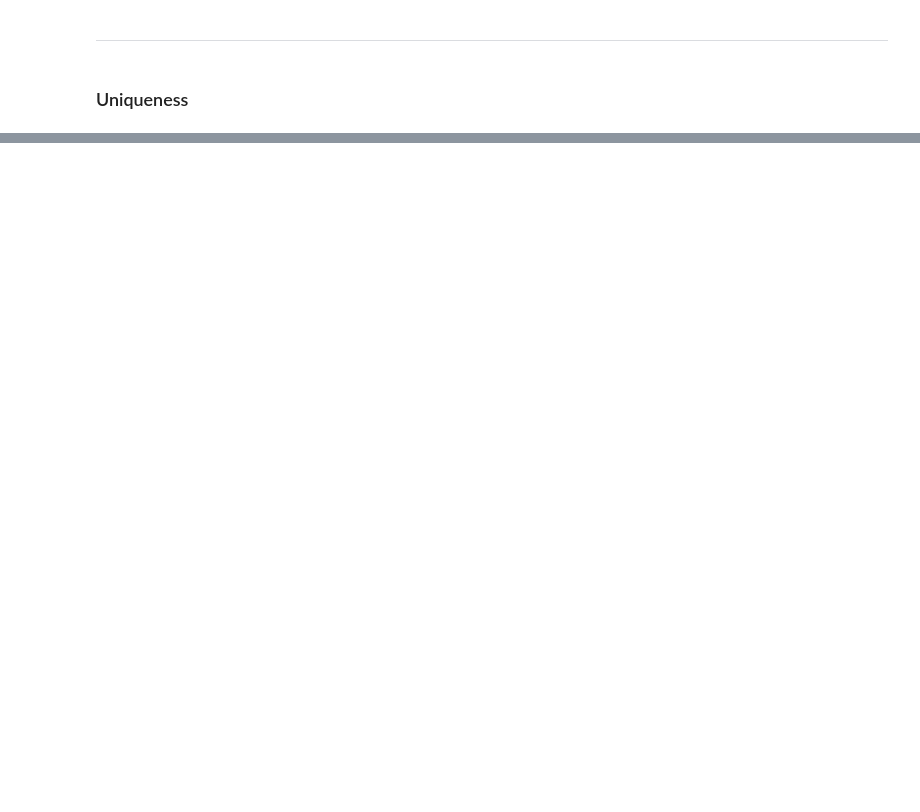
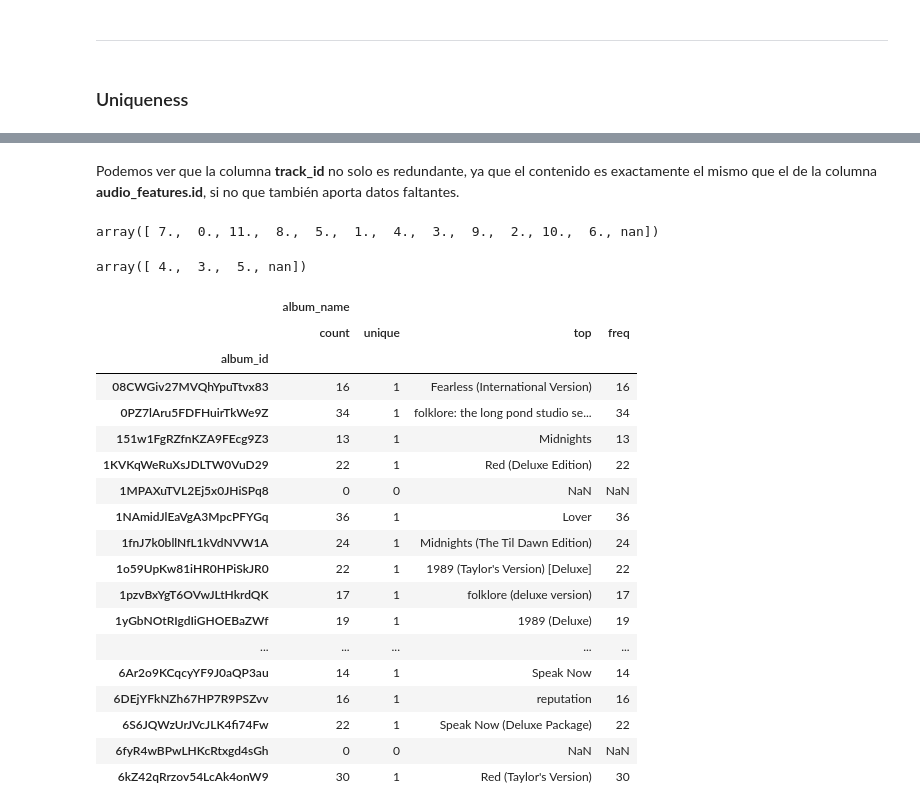
Before and after one commit to cristian-torres-ds/data_quality_engineer, a Jupyter notebook: data_quality_assessment.ipynb, the cells around one changed output, grey strips where cells are left out. Saved outputs shown, nothing was run; the diff lists cells and outputs as text; code cells hidden in the pictures; blank space fills up the shorter version.

Commit message:
Uniqueness added

```diff
--- a/data_quality_assessment.ipynb
+++ b/data_quality_assessment.ipynb
@@ -276,0 +364,33 @@ df.isna().sum()[df.isna().sum() > 0].plot(kind='bar')
+# %% [markdown]
+Podemos ver que la columna **track_id** no solo es redundante, ya que el contenido es exactamente el mismo que el de la columna **audio_features.id**, si no que también aporta datos faltantes.
+# %%
+df['audio_features.key'].unique()
+# %% [output]
+array([ 7.,  0., 11.,  8.,  5.,  1.,  4.,  3.,  9.,  2., 10.,  6., nan])
+# %%
+df['audio_features.time_signature'].unique()
+# %% [output]
+array([ 4.,  3.,  5., nan])
+# %%
+id_grouped = df[['album_name', 'album_id']].groupby('album_id')
+id_grouped.describe()
+# %% [output]
+|  | album_name |  |  |  |
+|  | count | unique | top | freq |
+| album_id |  |  |  |  |
+| 08CWGiv27MVQhYpuTtvx83 | 16 | 1 | Fearless (International Version) | 16 |
+| 0PZ7lAru5FDFHuirTkWe9Z | 34 | 1 | folklore: the long pond studio se... | 34 |
+| 151w1FgRZfnKZA9FEcg9Z3 | 13 | 1 | Midnights | 13 |
+| 1KVKqWeRuXsJDLTW0VuD29 | 22 | 1 | Red (Deluxe Edition) | 22 |
+| 1MPAXuTVL2Ej5x0JHiSPq8 | 0 | 0 | NaN | NaN |
+| 1NAmidJlEaVgA3MpcPFYGq | 36 | 1 | Lover | 36 |
+| 1fnJ7k0bllNfL1kVdNVW1A | 24 | 1 | Midnights (The Til Dawn Edition) | 24 |
+| 1o59UpKw81iHR0HPiSkJR0 | 22 | 1 | 1989 (Taylor's Version) [Deluxe] | 22 |
+| 1pzvBxYgT6OVwJLtHkrdQK | 17 | 1 | folklore (deluxe version) | 17 |
+| 1yGbNOtRIgdIiGHOEBaZWf | 19 | 1 | 1989 (Deluxe) | 19 |
+| ... | ... | ... | ... | ... |
+| 6Ar2o9KCqcyYF9J0aQP3au | 14 | 1 | Speak Now | 14 |
+| 6DEjYFkNZh67HP7R9PSZvv | 16 | 1 | reputation | 16 |
+| 6S6JQWzUrJVcJLK4fi74Fw | 22 | 1 | Speak Now (Deluxe Package) | 22 |
+| 6fyR4wBPwLHKcRtxgd4sGh | 0 | 0 | NaN | NaN |
+| 6kZ42qRrzov54LcAk4onW9 | 30 | 1 | Red (Taylor's Version) | 30 |
```
Also changed, not shown: parts of 16 cells of this notebook.
